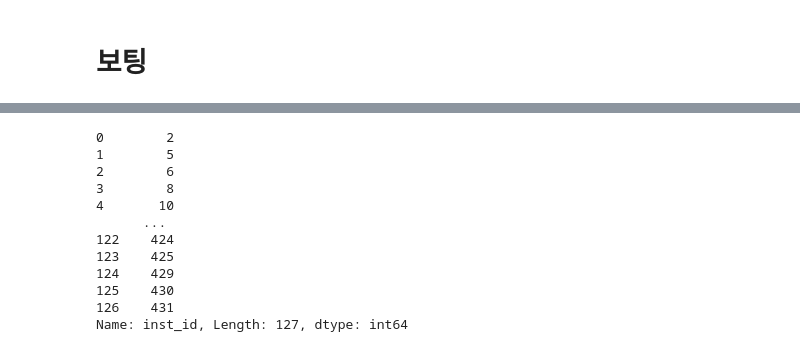
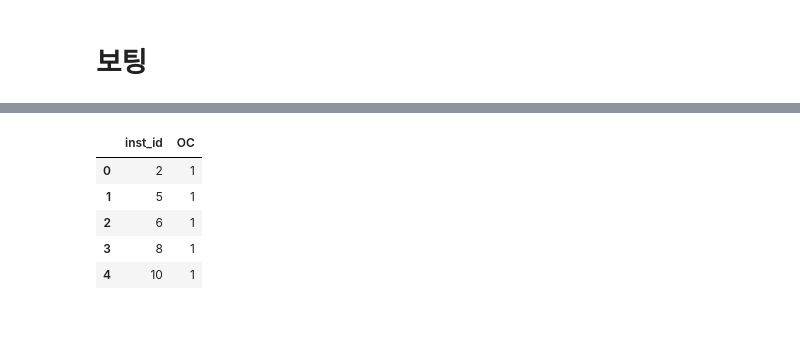
Before and after one commit to chacha715/ESA, a Jupyter notebook: mp)_모델_취합.ipynb, the cells around one changed output, grey strips where cells are left out. Drawn from its saved outputs; the diff is of its cells as text; code cells hidden in the pictures; blank space fills up the shorter version.

```diff
--- a/mp)_모델_취합.ipynb
+++ b/mp)_모델_취합.ipynb
@@ -577,7 +585,7 @@ plt.show()
 from sklearn.model_selection import GridSearchCV
 
 params={
-    'n_estimators':[200],
+    'n_estimators':[300],
     'max_depth':[4,6,8,10,12],
     'min_samples_leaf':[6,8,12,18],
     'min_samples_split':[4,8,16,20]
@@ -810,0 +819,4 @@ get_clf_eval(y_test,preds,pred_probs)
+# %%
+xgb_clf2 =  XGBClassifier(n_estimators=100, learning_rate=0.01, max_depth=4, min_child_weight=0.8, subsample=0.8, colsample_bytree=0.8)
+
+xgb_clf2.fit(X_train, y_train, early_stopping_rounds=40, eval_metric="logloss", eval_set=evals, verbose=True)
@@ -951,7 +983,7 @@ plot_importance(lgbm_clf2,ax=ax)
 # %%
 # 개별 모델을 소프트 보팅 기반의 앙상블 모델로 구현한 분류기
 from sklearn.ensemble import VotingClassifier
-vo_clf = VotingClassifier(estimators=[('RF',rf_clf1),('XGB',xgb_clf),('LGBM',lgbm_clf)] , voting='soft')
+vo_clf = VotingClassifier(estimators=[('RF',rf_clf1),('XGB',xgb_clf2),('LGBM',lgbm_clf2)] , voting='soft')
 
 X_train, X_test, y_train, y_test = train_test_split(X_features,y_labels, test_size=0.2 , random_state= 156)
 
@@ -961,7 +993,7 @@ pred = vo_clf.predict(X_test)
 print('Voting 분류기 정확도: {0:.4f}'.format(accuracy_score(y_test , pred)))
 
 # 개별 모델의 학습/예측/평가.
-classifiers = [rf_clf1,xgb_clf,lgbm_clf]
+classifiers = [rf_clf1,xgb_clf2,lgbm_clf2]
 for classifier in classifiers:
     classifier.fit(X_train , y_train)
     pred = classifier.predict(X_test)
@@ -982,15 +1014,9 @@ ValueError: ignored
 # %%
-submission['inst_id']
+submission.head()
 # %% [output]
-0        2
-1        5
-2        6
-3        8
-4       10
-      ...
-122    424
-123    425
-124    429
-125    430
-126    431
-Name: inst_id, Length: 127, dtype: int64
+|  | inst_id | OC |
+| 0 | 2 | 1 |
+| 1 | 5 | 1 |
+| 2 | 6 | 1 |
+| 3 | 8 | 1 |
+| 4 | 10 | 1 |
```
Also changed, not shown: parts of 33 cells of this notebook.
